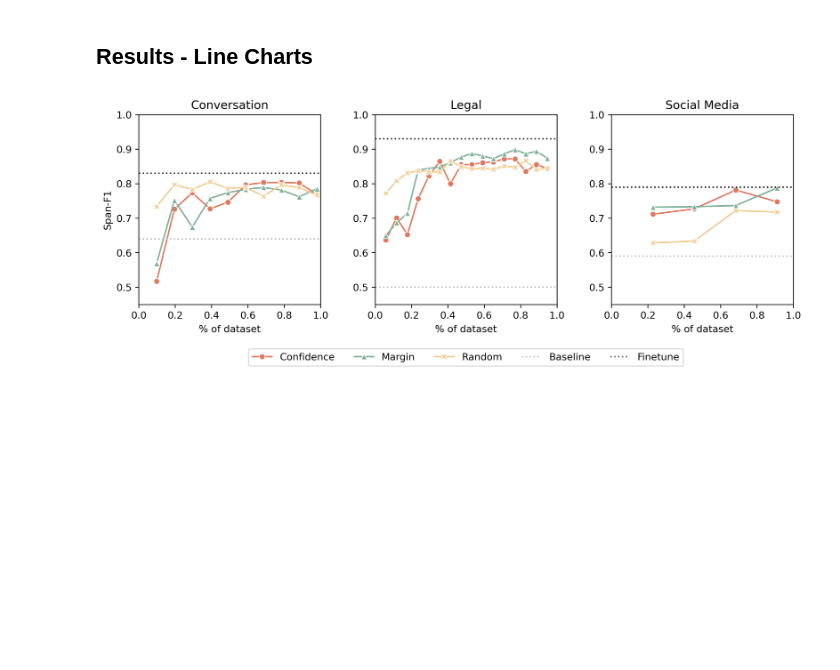
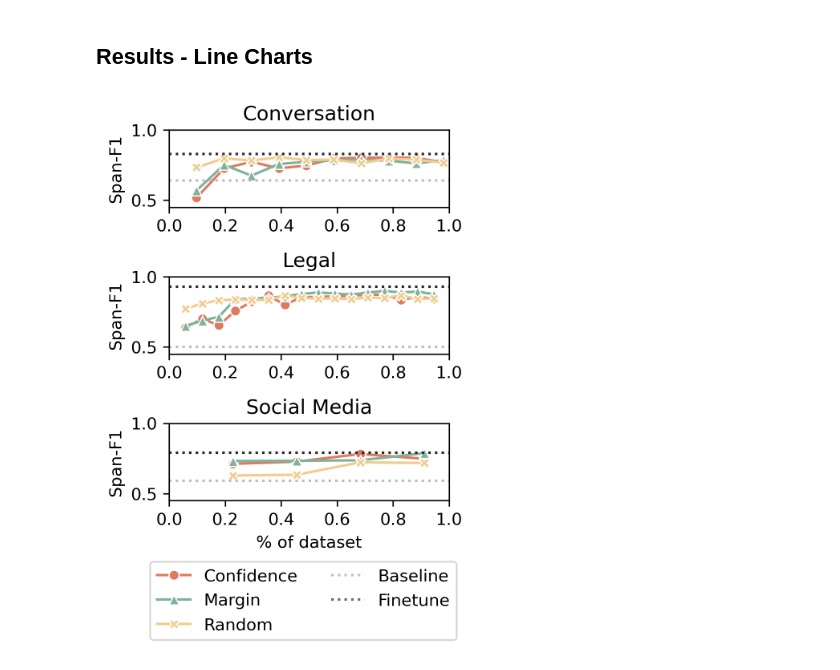
Before and after one commit to krusand/CrossNER-Active-Learning, a Jupyter notebook: results_plots.ipynb, the cells around one changed output. Drawn from its saved outputs; the diff is of its cells as text; code cells hidden in the pictures; blank space fills up the shorter version.

```diff
--- a/results_plots.ipynb
+++ b/results_plots.ipynb
@@ -47,51 +47,49 @@ some_df['method'] = some_method
 mpl.rcParams['figure.dpi'] = 300
 
 # ranges of axes
 x_min, x_max = 0, 1
 y_min, y_max = 0.45, 1
 
 
-n_cols, n_rows = 3, 1
-fig, ax = plt.subplots(ncols=n_cols, nrows=n_rows, figsize=(12,3.5))
+n_cols, n_rows = 1, 3
+fig, ax = plt.subplots(ncols=n_cols, nrows=n_rows, figsize=(3,4))
 dfs = [conv_df, legal_df, some_df]
 dfs = [df.replace({'method': {'confidence': 'Confidence', 'margin': 'Margin', 'random': 'Random'}}) for df in dfs]
 custom_colors = {'confidence': '#e07a5f', 'margin': '#81b29a', 'random': '#f2cc8f'}
 n_methods = len(custom_colors)
 markers = {'confidence': 'o', 'margin': '^', 'random': 'X'}
 titles = ['Conversation', 'Legal', 'Social Media']
 baseline_values = [0.64, 0.5, 0.59]
 finetune_values = [0.83, 0.93, 0.79]
 
-for col in range(n_cols):
+for row in range(n_rows):
     for method, marker in markers.items():
-        sns.lineplot(data=dfs[col][dfs[col]['method'] == method.capitalize()],  # Use capitalized method name
+        sns.lineplot(data=dfs[row][dfs[row]['method'] == method.capitalize()],  # Use capitalized method name
                         x='percentage_of_samples',
                         y='f1',
                         color=custom_colors[method],
                         linestyle='-',
                         marker=marker,
-                        ax=ax[col],
-                        label=method.capitalize() if col == n_cols-2 else None)  # Use capitalized method name
-
-    ax[col].set_xlabel('% of dataset')
-    if col == 0:
-        ax[col].set_ylabel('Span-F1')
+                        ax=ax[row],
+                        label=method.capitalize() if row == n_rows-1 else None)  # Use capitalized method name
+    ax[row].set_ylabel('Span-F1')
+    if row == 2:
+        ax[row].set_xlabel('% of dataset')
     else:
-        ax[col].set_ylabel('')
-    ax[col].set_xlim([x_min, x_max])
-    ax[col].set_ylim([y_min, y_max])
-    ax[col].set_title(titles[col])
-    ax[col].axhline(y=baseline_values[col], linewidth=1.5, color='#bdbdbd', ls=':')
-    ax[col].axhline(y=finetune_values[col], linewidth=1.5, color='#292927', ls=':')
+        ax[row].set_xlabel('')
+    ax[row].set_xlim([x_min, x_max])
+    ax[row].set_ylim([y_min, y_max])
+    ax[row].set_title(titles[row])
+    ax[row].axhline(y=baseline_values[row], linewidth=1.5, color='#bdbdbd', ls=':')
+    ax[row].axhline(y=finetune_values[row], linewidth=1.5, color='#292927', ls=':')
 
 # Manually add constant lines to the legend
-handles, labels = ax[1].get_legend_handles_labels()
+handles, labels = ax[2].get_legend_handles_labels()
 handles.extend([plt.Line2D([0], [0], color='silver', linestyle=':', label='Baseline'),
                 plt.Line2D([0], [0], color='dimgray', linestyle=':', label='Finetune')])
-ax[1].legend(handles=handles, labels=labels + ['Baseline', 'Finetune'], loc='lower center', bbox_to_anchor=(0.5, -0.35), ncol=5)
-
+ax[2].legend(handles=handles, labels=labels + ['Baseline', 'Finetune'], loc='center', bbox_to_anchor=(0.48, -1.3), ncol=2)
 # Adjust the spacing between subplots
-plt.subplots_adjust(wspace=0.3)
+plt.subplots_adjust(hspace=0.9)
 plt.show()
 # %% [output]
-[figure, old version]
+[figure, new version]
```
